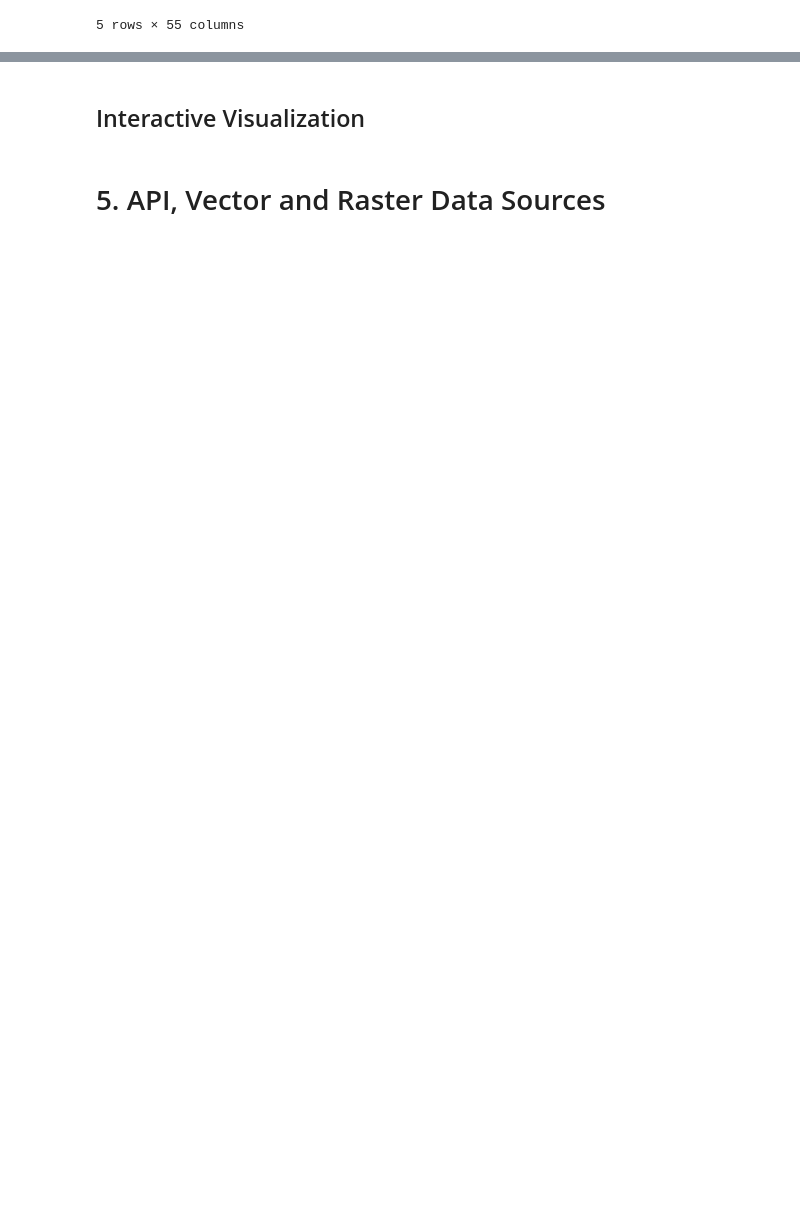
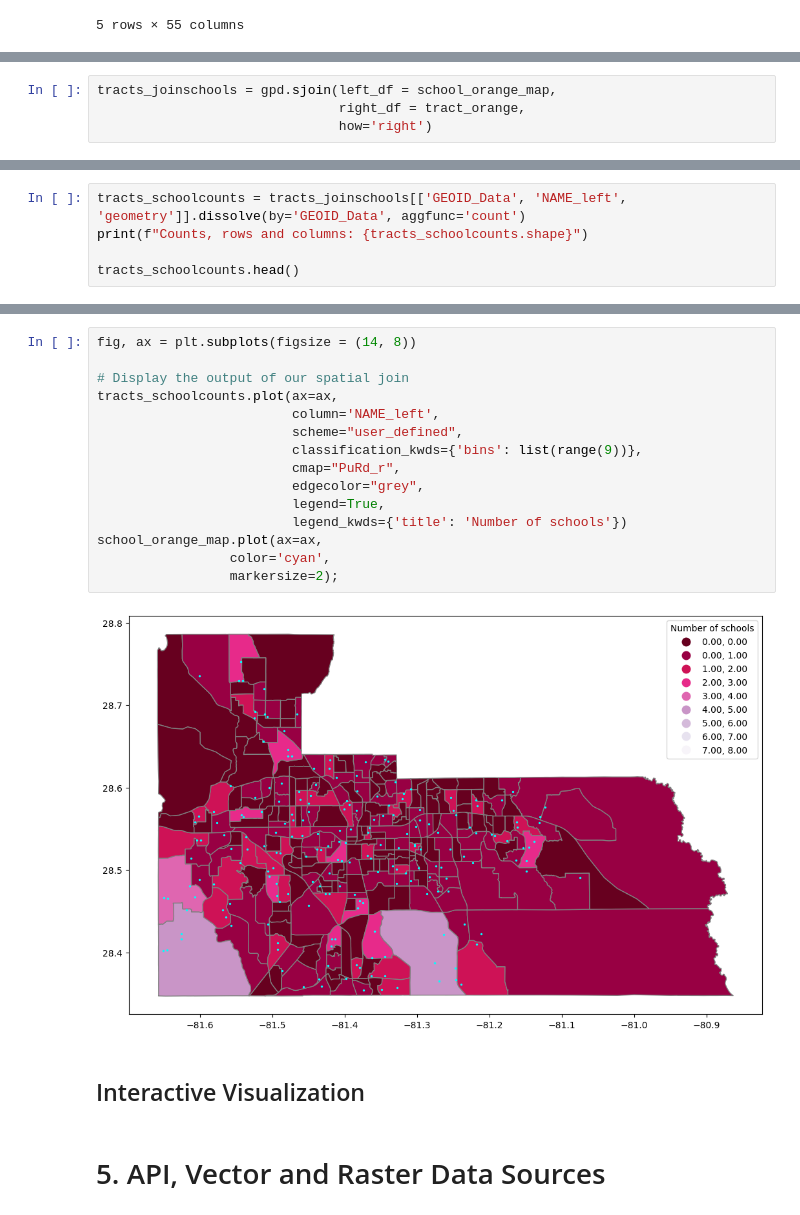
Before and after one commit to meiqingli/PAD-6716, a Jupyter notebook: PAD_6716_Python_Geospatial_Demo.ipynb, the cells around one changed output, grey strips where cells are left out. Cells and saved outputs as stored; diff of their text form; blank space fills up the shorter version.

```diff
--- a/PAD_6716_Python_Geospatial_Demo.ipynb
+++ b/PAD_6716_Python_Geospatial_Demo.ipynb
@@ -575,0 +609,4 @@ schools_jointracts.head()
+# %%
+tracts_joinschools = gpd.sjoin(left_df = school_orange_map,
+                               right_df = tract_orange,
+                               how='right')
@@ -575,0 +625,5 @@ schools_jointracts.head()
+# %%
+tracts_schoolcounts = tracts_joinschools[['GEOID_Data', 'NAME_left', 'geometry']].dissolve(by='GEOID_Data', aggfunc='count')
+print(f"Counts, rows and columns: {tracts_schoolcounts.shape}")
+
+tracts_schoolcounts.head()
@@ -576,3 +655,20 @@ schools_jointracts.head()
+# %%
+fig, ax = plt.subplots(figsize = (14, 8))
+
+# Display the output of our spatial join
+tracts_schoolcounts.plot(ax=ax,
+                         column='NAME_left',
+                         scheme="user_defined",
+                         classification_kwds={'bins': list(range(9))},
+                         cmap="PuRd_r",
+                         edgecolor="grey",
+                         legend=True,
+                         legend_kwds={'title': 'Number of schools'})
+school_orange_map.plot(ax=ax,
+                 color='cyan',
+                 markersize=2);
+# %% [output]
+[figure, added]
 # %% [markdown]
 ## Interactive Visualization
 # %% [markdown]
```
Also changed, not shown: parts of 7 cells of this notebook.
